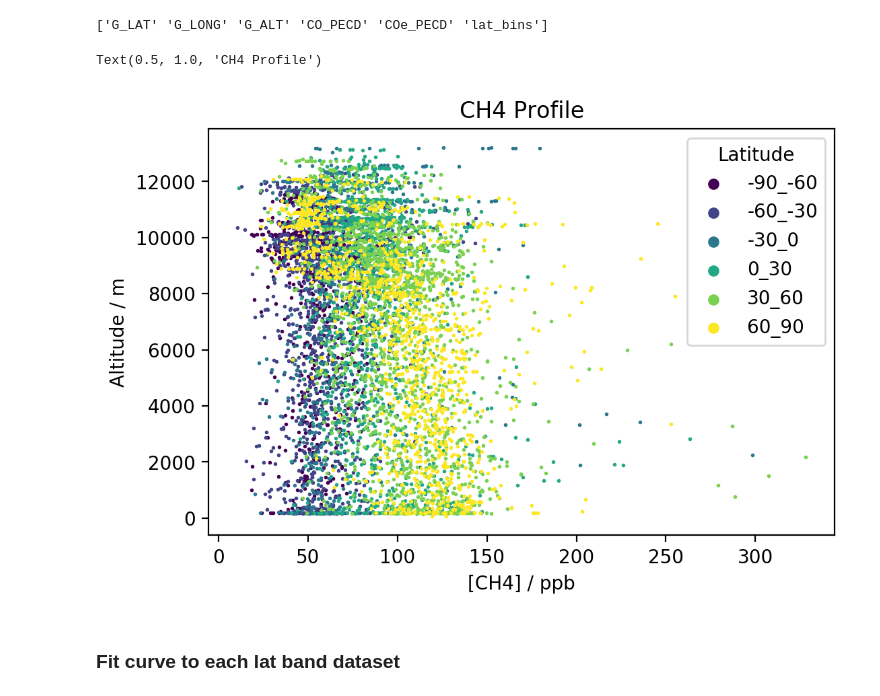
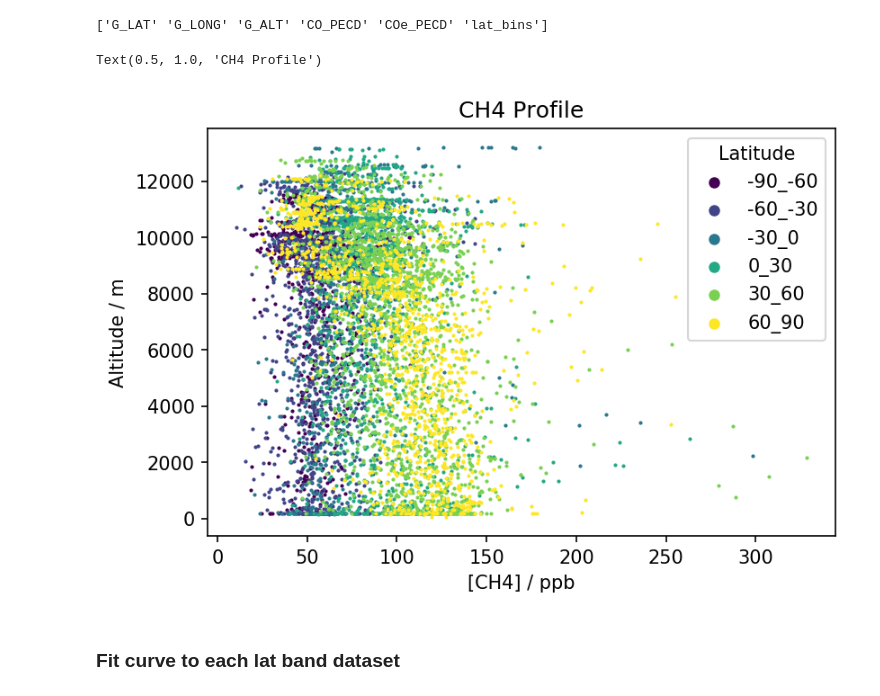
Before and after one commit to zosiast/blueberry_11_19, a Jupyter notebook: ATom_data/NASA_data_plot_CO.ipynb, the cells around one changed output. Cells and saved outputs as stored; diff of their text form; code cells hidden in the pictures.

```diff
--- a/ATom_data/NASA_data_plot_CO.ipynb
+++ b/ATom_data/NASA_data_plot_CO.ipynb
@@ -67,24 +67,24 @@ print(ch4_data.columns.values)
 # %% [output]
 ['G_LAT' 'G_LONG' 'G_ALT' 'CO_PECD' 'COe_PECD' 'lat_bins']
 # %%
-fig = plt.figure(dpi=200)
+fig = plt.figure(dpi=150)
 ax = plt.axes()
 
 labels=["-90_-60","-60_-30","-30_0","0_30","30_60","60_90"]
 cmap = matplotlib.cm.get_cmap('viridis')
 
 for i in range(6):
     lat_band = ch4_data.loc[ch4_data['lat_bins'] == i]
     ax.scatter(lat_band.iloc[:,3],lat_band.iloc[:,2],s=1,c=[cmap(i/5)],label=f'{labels[i]}')
 
 #ax.set_xlim(1600,2000) #for ch4
 plt.legend(title='Latitude', markerscale=5)
 plt.xlabel('[CH4] / ppb')
 plt.ylabel('Altitude / m')
 plt.title(f'CH4 Profile')
 # %% [output]
 Text(0.5, 1.0, 'CH4 Profile')
-[figure, old version]
+[figure, new version]
 # %% [markdown]
 ### Fit curve to each lat band dataset
 # %%
```
Also changed, not shown: 3 other files.
